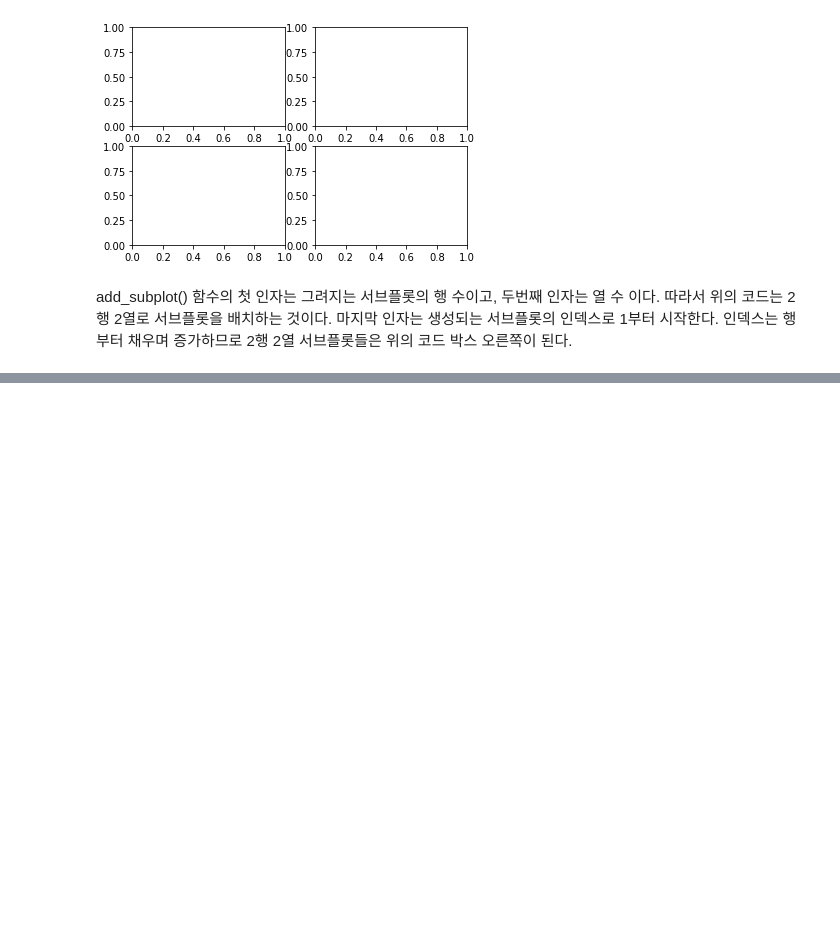
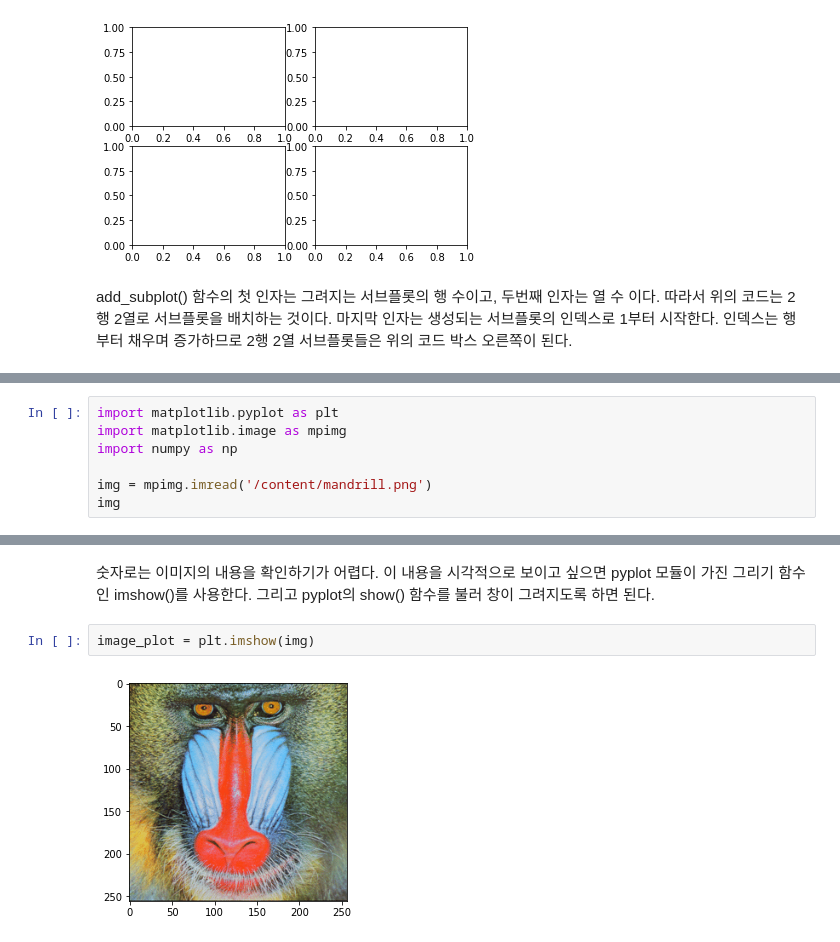
Before and after one commit to myukimm/Data_Science_Text_Notion, a Jupyter notebook: Matplotlib.ipynb, the cells around one changed output, grey strips where cells are left out. Drawn from its saved outputs; the diff is of its cells as text; blank space fills up the shorter version.

```diff
--- a/Matplotlib.ipynb
+++ b/Matplotlib.ipynb
@@ -485,0 +492,7 @@ add_subplot() 함수의 첫 인자는 그려지는 서브플롯의 행 수이고
+# %%
+import matplotlib.pyplot as plt
+import matplotlib.image as mpimg
+import numpy as np
+
+img = mpimg.imread('/content/mandrill.png')
+img
@@ -485,0 +517,6 @@ add_subplot() 함수의 첫 인자는 그려지는 서브플롯의 행 수이고
+# %% [markdown]
+숫자로는 이미지의 내용을 확인하기가 어렵다. 이 내용을 시각적으로 보이고 싶으면 pyplot 모듈이 가진 그리기 함수인 imshow()를 사용한다. 그리고 pyplot의 show() 함수를 불러 창이 그려지도록 하면 된다.
+# %%
+image_plot = plt.imshow(img)
+# %% [output]
+[figure, added]
```
Also changed, not shown: parts of 4 cells of this notebook.
